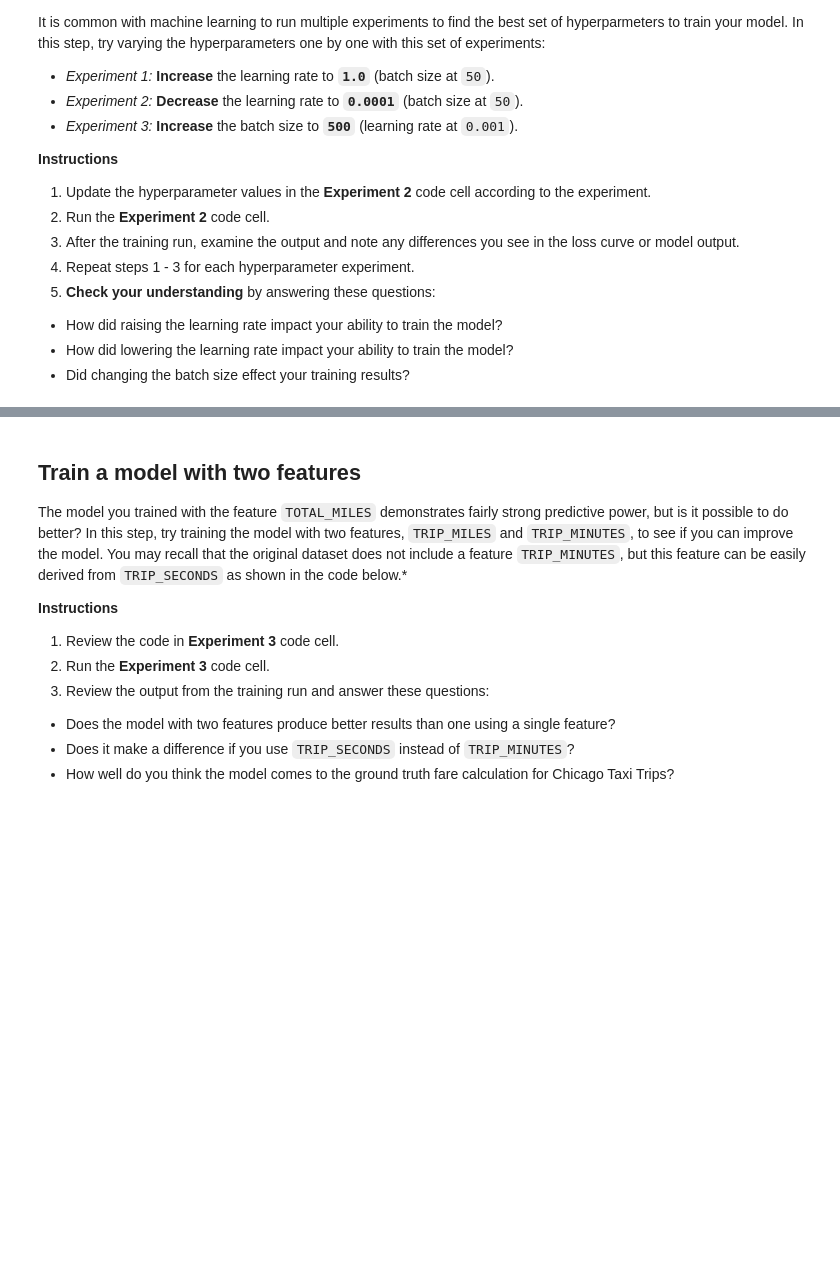
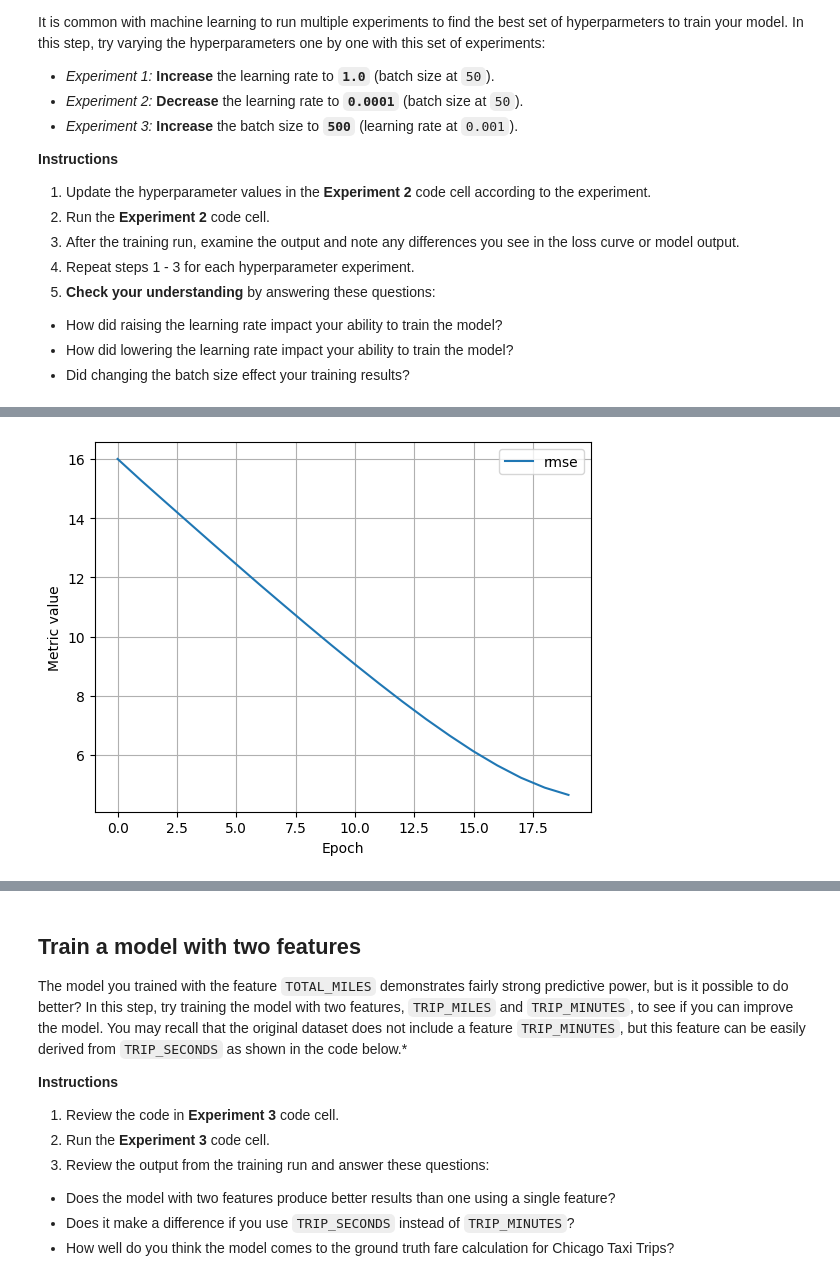
Before and after one commit to mr-umar/ml_crash_course, a Jupyter notebook: ml/cc/exercises/linear_regression_taxi.ipynb, the cells around one changed output, grey strips where cells are left out. Cells and saved outputs as stored; diff of their text form; code cells hidden in the pictures; blank space fills up the shorter version.

```diff
--- a/ml/cc/exercises/linear_regression_taxi.ipynb
+++ b/ml/cc/exercises/linear_regression_taxi.ipynb
@@ -444,9 +373,9 @@ It is common with machine learning to run multiple experiments to find the best
 # The following variables are the hyperparameters.
 # TODO - Adjust these hyperparameters to see how they impact a training run.
 settings_2 = ml_edu.experiment.ExperimentSettings(
-    learning_rate = 1,
+    learning_rate = 0.001,
     number_epochs = 20,
-    batch_size = 50,
+    batch_size = 500,
     input_features = ['TRIP_MILES']
 )
 
@@ -458,3 +387,4 @@ experiment_2 = train_model('one_feature_hyper', model_2, training_df, 'FARE', se
 
 ml_edu.results.plot_experiment_metrics(experiment_2, ['rmse'])
 ml_edu.results.plot_model_predictions(experiment_2, training_df, 'FARE')
+# %% [output]
@@ -461,3 +409,4 @@ ml_edu.results.plot_model_predictions(experiment_2, training_df, 'FARE')
+[figure, added]
 # %%
 #@title Double-click to view answers for hyperparameter experiments
 
```
Also changed, not shown: parts of 15 cells of this notebook.
